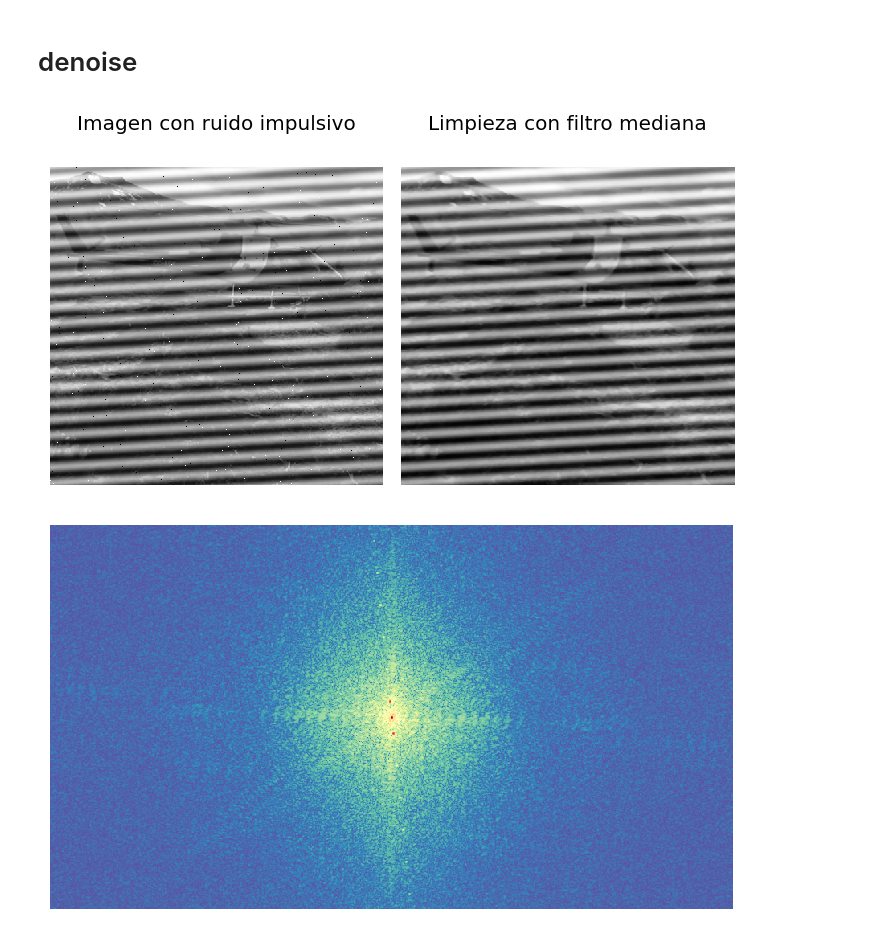
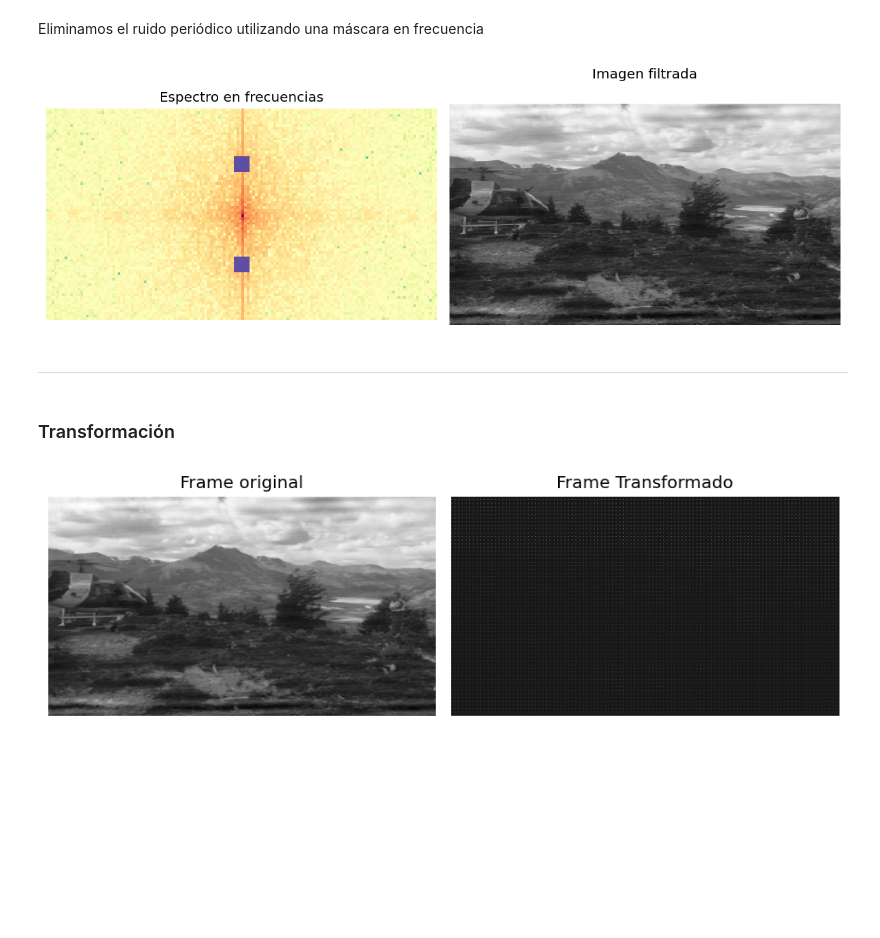
Before and after one commit to estebantejeda/INFO239, a Jupyter notebook: proyectos/proyecto1/informe/informe.ipynb, the cells around one changed output. Saved outputs shown, nothing was run; the diff lists cells and outputs as text; code cells hidden in the pictures; blank space fills up the shorter version.

```diff
--- a/proyectos/proyecto1/informe/informe.ipynb
+++ b/proyectos/proyecto1/informe/informe.ipynb
@@ -13,0 +26,2 @@ def color2bw(img):
+# %%
+frame_limpio = cv2.medianBlur(frame_ruido, 5)
@@ -14,2 +38,36 @@ def color2bw(img):
+# %% [markdown]
+Eliminamos el ruido periódico utilizando una máscara en frecuencia
+# %%
+def create_mask(dims, frequency, size=3):
+    freq_int = int(frequency*dims[0])
+    mask = np.ones(shape=(dims[0], dims[1]))
+    mask[dims[0]//2-size-freq_int:dims[0]//2+size-freq_int,
+         dims[1]//2-size:dims[1]//2+size] = 0
+    mask[dims[0]//2-size+freq_int:dims[0]//2+size+freq_int,
+          dims[1]//2-size:dims[1]//2+size] = 0
+    return mask
+
+
+freq_x = fft.fftshift(fft.fftfreq(n=frame_limpio.shape[1]))
+freq_y = fft.fftshift(fft.fftfreq(n=frame_limpio.shape[0]))
+
+S_img = fft.fftshift(fft.fft2(frame_limpio))
+espectro_filtrado = S_img*create_mask(S_img.shape, 0.04)
+# Reconstrucción
+img_reconstructed = np.real(fft.ifft2(fft.ifftshift(espectro_filtrado)))
+
+fig, ax = plt.subplots(1, 2, figsize=(10, 6), tight_layout=True)
+#ax[0].matshow(frame_limpio, cmap=plt.cm.Greys_r)
+#ax[0].axis('off');
+ax[0].imshow(np.log(1+np.abs(espectro_filtrado))[200:-200, 350:-350], cmap=plt.cm.Spectral_r)
+ax[0].set_title("Espectro en frecuencias")
+ax[0].axis('off');
+ax[1].matshow(img_reconstructed, cmap=plt.cm.Greys_r)
+ax[1].set_title("Imagen filtrada")
+ax[1].axis('off');
+# %% [output]
+[figure, added]
+# %%
+frame = img_reconstructed
 # %% [markdown]
-# denoise
+----
@@ -19,0 +74,11 @@ img_filtro1 = medfilt(img_corrompida, 5) # Filtro sal y pimienta
+# %% [markdown]
+### Transformación
+# %%
+frame_size = frame.shape
+dct_matrix = np.zeros(shape=frame_size)
+
+DCT2 = lambda g, norm='ortho': fft.dct(fft.dct(g, axis=0, norm=norm), axis=1, norm=norm)
+# Se recorre el frame en bloques de 8x8
+for i in range(0, frame_size[0], 8):
+    for j in range(0, frame_size[1], 8):
+        dct_matrix[i:(i+8),j:(j+8)] = DCT2(frame[i:(i+8),j:(j+8)])
@@ -20,22 +89,14 @@ img_filtro1 = medfilt(img_corrompida, 5) # Filtro sal y pimienta
+# %%
+frame_transformado = dct_matrix
+#print(frame_transformado)
 # %%
-from scipy.signal import medfilt
+fig, ax = plt.subplots(1,2,figsize=(8, 3), tight_layout=True)
+ax[0].imshow(frame,  cmap=plt.cm.Greys_r)
+ax[0].set_title('Frame original')
+ax[0].axis('off');
 
-fig, ax = plt.subplots(1, 2, figsize=(6, 3.5), tight_layout=True, sharex=True, sharey=True)
-ax[0].matshow(img_corrompida[:, 100:600], cmap=plt.cm.Greys_r)
-ax[0].set_title('Imagen con ruido impulsivo')
-ax[0].axis('off')
-ax[1].matshow(img_filtro1[:, 100:600], cmap=plt.cm.Greys_r)
-ax[1].set_title('Limpieza con filtro mediana')
+ax[1].imshow(frame_transformado, cmap=plt.cm.Greys_r)
+ax[1].set_title('Frame Transformado')
 ax[1].axis('off');
 # %% [output]
-[figure, old version]
+[figure, new version]
-# %%
-win = np.dot(np.hanning(img_filtro1.shape[0]).reshape(-1, 1),
-             np.hanning(img_filtro1.shape[1]).reshape(1, -1))
-
-fig, ax = plt.subplots(figsize=(6, 3.5), tight_layout=True)
-S_img = fftpack.fftshift(fftpack.fft2(img_filtro1*win))
-ax.matshow(np.log(np.absolute(S_img)+1), cmap=plt.cm.Spectral_r)
-ax.axis('off');
-# %% [output]
-[figure, removed]
```
Also changed, not shown: parts of 22 cells of this notebook.
